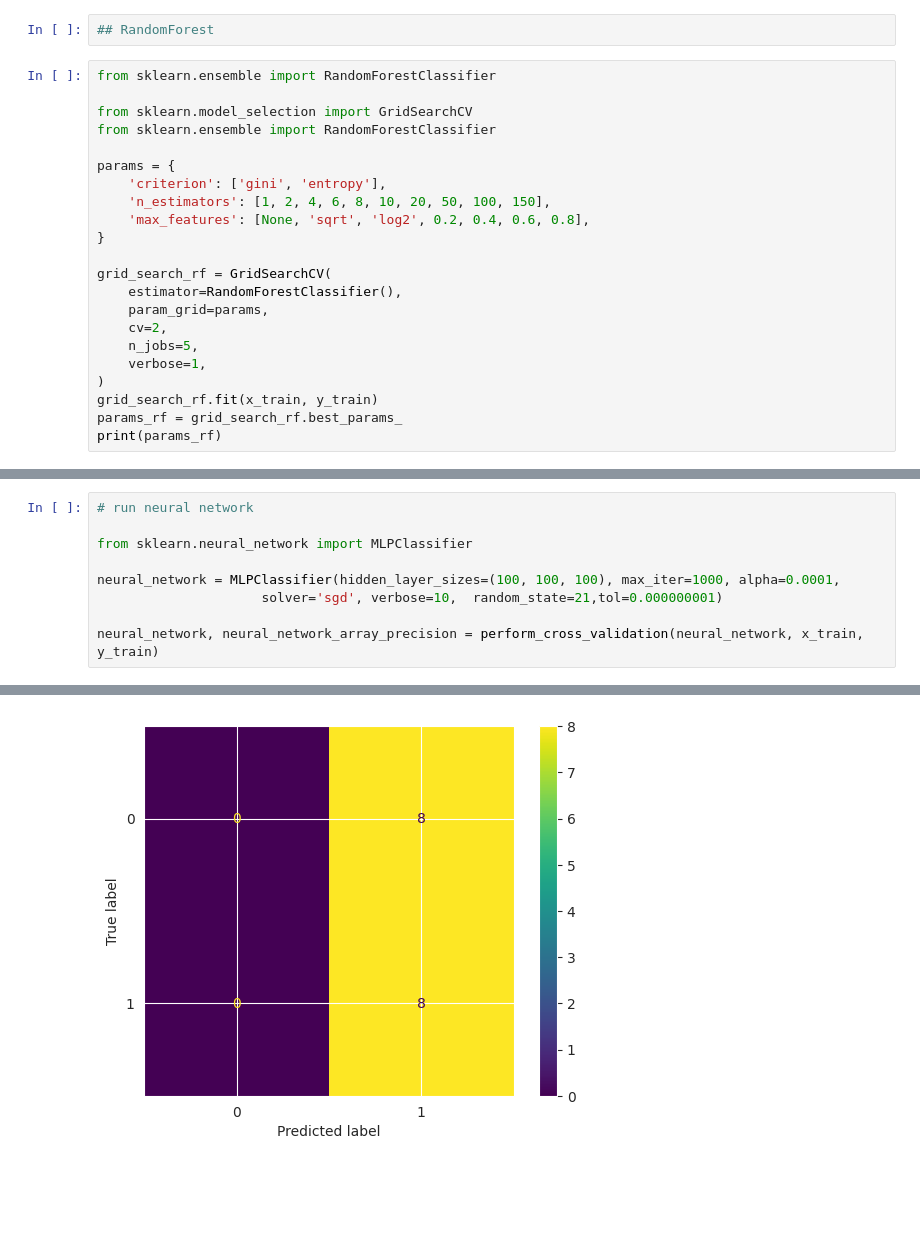
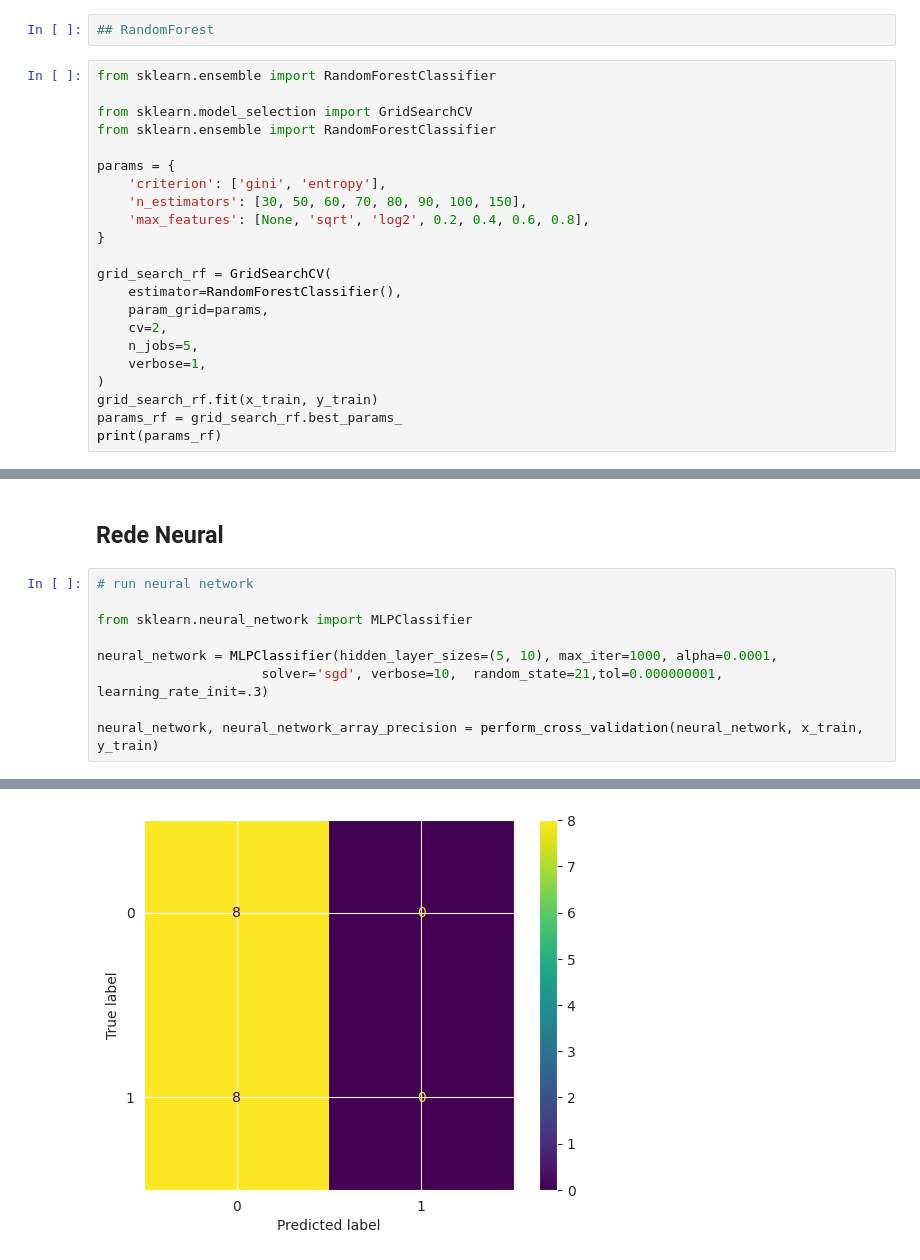
Before and after one commit to andre-brandao/puc_zoonotic_capacity, a Jupyter notebook: covid_ic.ipynb, the cells around one changed output, grey strips where cells are left out. Drawn from its saved outputs; the diff is of its cells as text; blank space fills up the shorter version.

```diff
--- a/covid_ic.ipynb
+++ b/covid_ic.ipynb
@@ -331,7 +411,7 @@ from sklearn.ensemble import RandomForestClassifier
 
 params = {
     'criterion': ['gini', 'entropy'],
-    'n_estimators': [1, 2, 4, 6, 8, 10, 20, 50, 100, 150],
+    'n_estimators': [30, 50, 60, 70, 80, 90, 100, 150],
     'max_features': [None, 'sqrt', 'log2', 0.2, 0.4, 0.6, 0.8],
 }
 
@@ -437,10 +517,12 @@ Acurracy:  58.620689655172406
+# %% [markdown]
+## Rede Neural
 # %%
 # run neural network
 
 from sklearn.neural_network import MLPClassifier
 
-neural_network = MLPClassifier(hidden_layer_sizes=(100, 100, 100), max_iter=1000, alpha=0.0001,
-                     solver='sgd', verbose=10,  random_state=21,tol=0.000000001)
+neural_network = MLPClassifier(hidden_layer_sizes=(5, 10), max_iter=1000, alpha=0.0001,
+                     solver='sgd', verbose=10,  random_state=21,tol=0.000000001, learning_rate_init=.3)
 
 neural_network, neural_network_array_precision = perform_cross_validation(neural_network, x_train, y_train)
 # %% [output]
@@ -532,6 +614,6 @@ Iteration 11, loss = 1.17512309
 
     accuracy                           0.50        16
    macro avg       0.25      0.50      0.33        16
 weighted avg       0.25      0.50      0.33        16
-[figure, old version]
+[figure, new version]
 ---------------------------------------------------------
```
Also changed, not shown: parts of 13 cells of this notebook, 1 other file.
